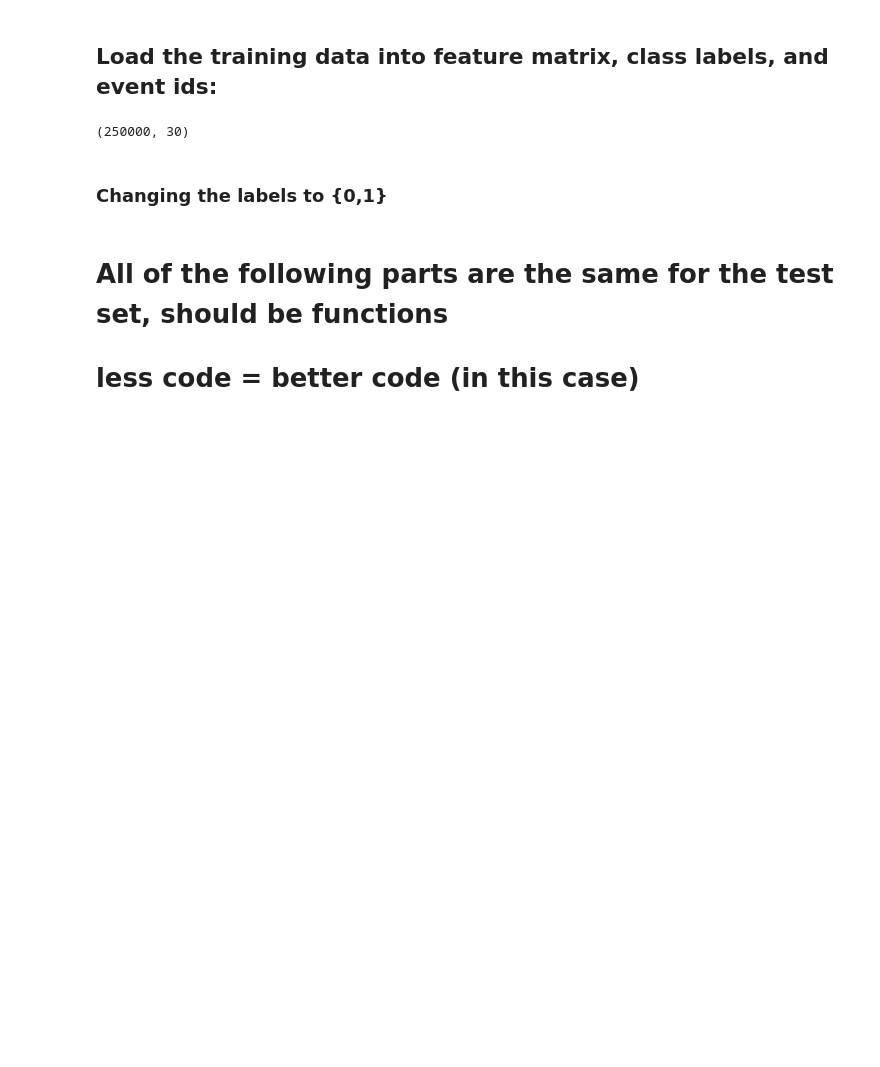
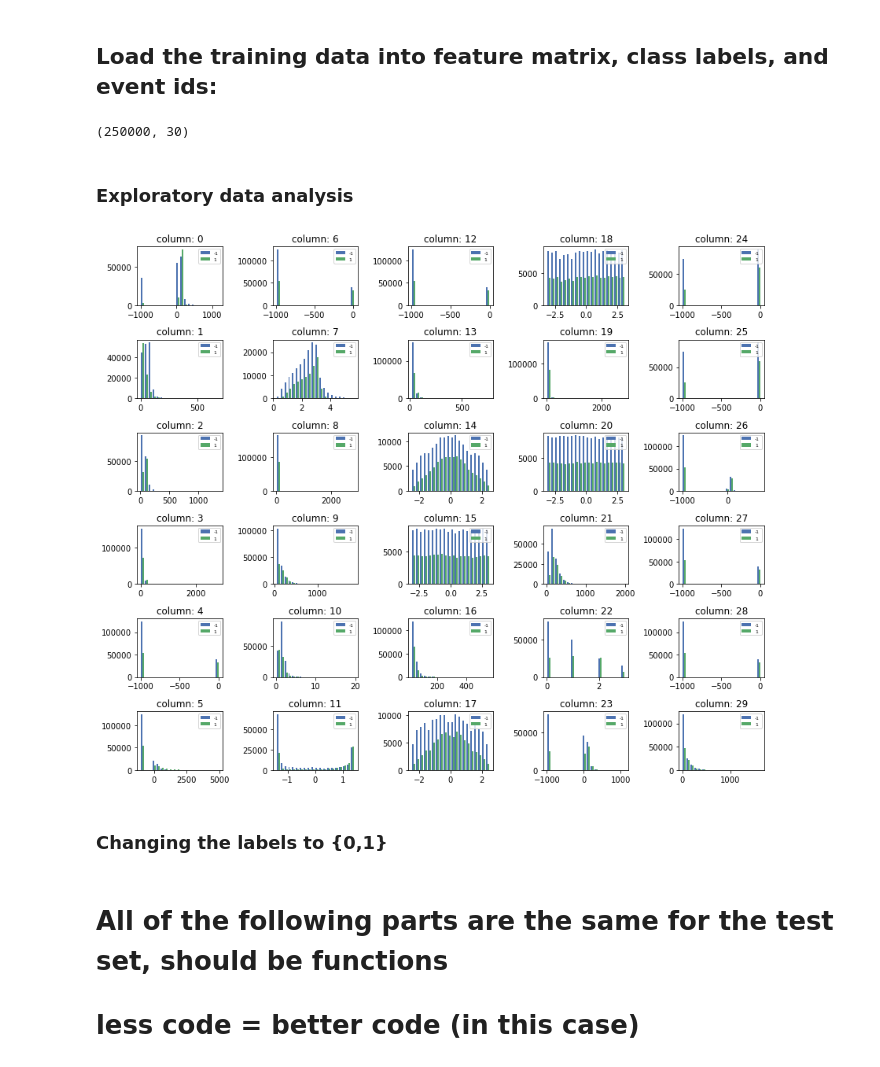
Before and after one commit to federicobetti99/Machine-Learning-P1, a Jupyter notebook: project1/scripts/organized.ipynb, the cells around one changed output. Cells and saved outputs as stored; diff of their text form; code cells hidden in the pictures; blank space fills up the shorter version.

Commit message:
added plots

```diff
--- a/project1/scripts/organized.ipynb
+++ b/project1/scripts/organized.ipynb
@@ -23,6 +27,23 @@ y, tX, ids = load_csv_data(DATA_TRAIN_PATH)
 print(tX.shape)
 # %% [output]
 (250000, 30)
+# %% [markdown]
+### Exploratory data analysis
+# %%
+one_indeces = np.where(y==1)[0]
+minus_one_indeces = np.where(y==-1)[0]
+# %%
+fig, ax = plt.subplots(6,5,figsize= (12,10), sharey = False, sharex = False)
+plt.style.use('seaborn-deep')
+for i in range(tX.shape[1]):
+    sbplt = ax[i%6, math.floor(i/6)]
+    sbplt.hist([tX[minus_one_indeces,i], tX[one_indeces,i]],bins = 20, label = ['-1', '1'])
+    sbplt.legend(loc='upper right', prop={'size': 6})
+    sbplt.set_title('column: {}'.format(i))
+
+fig.tight_layout()
+# %% [output]
+[figure, added]
 # %% [markdown]
 ### Changing the labels to {0,1}
 # %%
```
Also changed, not shown: parts of 3 cells of this notebook.
